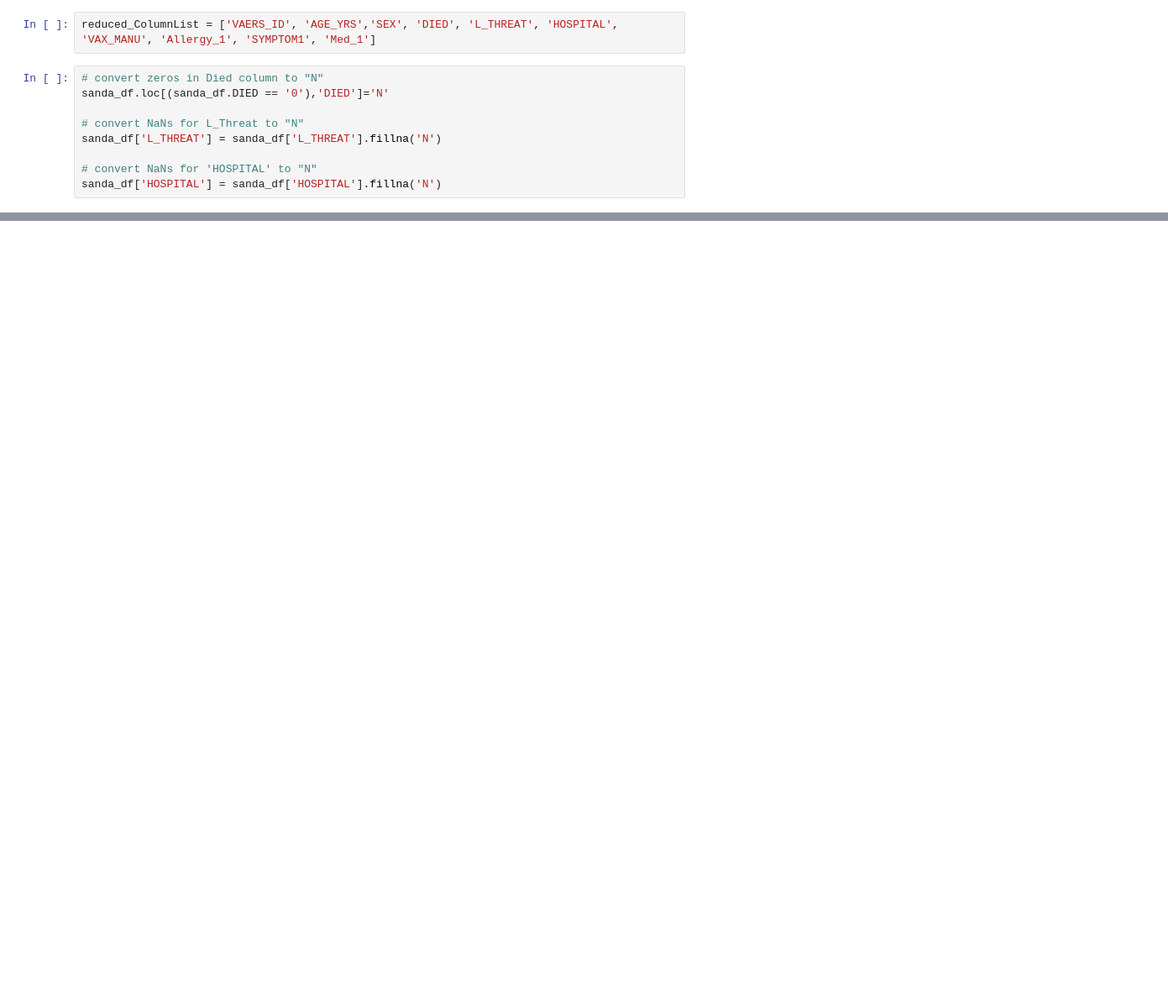
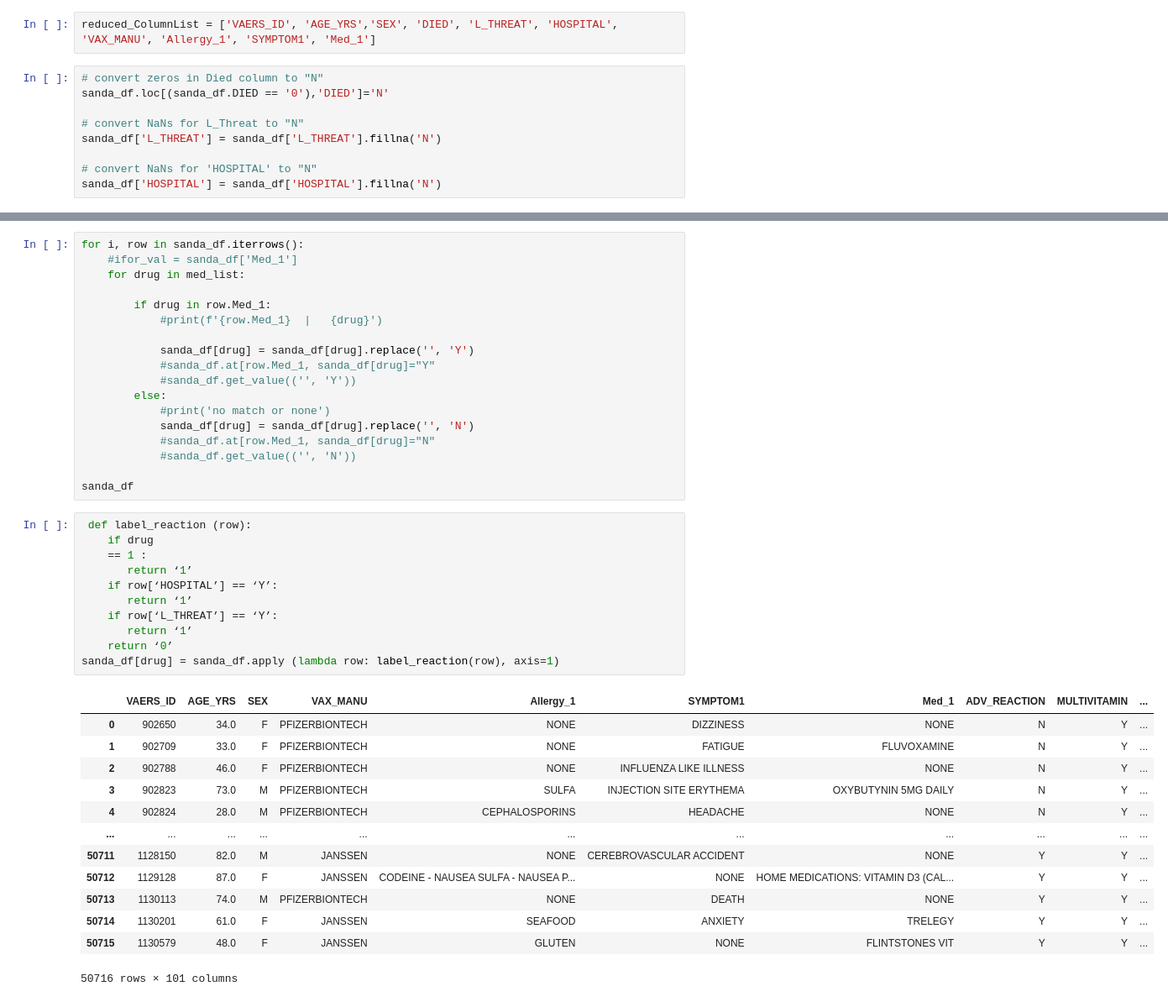
Before and after one commit to zoomdmartin02/Covid_Vaccine_Analysis, a Jupyter notebook: final_cleaning_asm.ipynb, the cells around one changed output, grey strips where cells are left out. Shown at 84% size. Saved outputs shown, nothing was run; the diff lists cells and outputs as text; blank space fills up the shorter version.

```diff
--- a/final_cleaning_asm.ipynb
+++ b/final_cleaning_asm.ipynb
@@ -679,0 +525,43 @@ sanda_df
+# %%
+for i, row in sanda_df.iterrows():
+    #ifor_val = sanda_df['Med_1']
+    for drug in med_list:
+
+        if drug in row.Med_1:
+            #print(f'{row.Med_1}  |   {drug}')
+
+            sanda_df[drug] = sanda_df[drug].replace('', 'Y')
+            #sanda_df.at[row.Med_1, sanda_df[drug]="Y"
+            #sanda_df.get_value(('', 'Y'))
+        else:
+            #print('no match or none')
+            sanda_df[drug] = sanda_df[drug].replace('', 'N')
+            #sanda_df.at[row.Med_1, sanda_df[drug]="N"
+            #sanda_df.get_value(('', 'N'))
+
+sanda_df
+# %%
+ def label_reaction (row):
+    if drug
+    == 1 :
+       return ‘1’
+    if row[‘HOSPITAL’] == ‘Y’:
+       return ‘1’
+    if row[‘L_THREAT’] == ‘Y’:
+       return ‘1’
+    return ‘0’
+sanda_df[drug] = sanda_df.apply (lambda row: label_reaction(row), axis=1)
+# %% [output]
+|  | VAERS_ID | AGE_YRS | SEX | VAX_MANU | Allergy_1 | SYMPTOM1 | Med_1 | ADV_REACTION | MULTIVITAMIN | ... |
+| 0 | 902650 | 34.0 | F | PFIZERBIONTECH | NONE | DIZZINESS | NONE | N | Y | ... |
+| 1 | 902709 | 33.0 | F | PFIZERBIONTECH | NONE | FATIGUE | FLUVOXAMINE | N | Y | ... |
+| 2 | 902788 | 46.0 | F | PFIZERBIONTECH | NONE | INFLUENZA LIKE ILLNESS | NONE | N | Y | ... |
+| 3 | 902823 | 73.0 | M | PFIZERBIONTECH | SULFA | INJECTION SITE ERYTHEMA | OXYBUTYNIN 5MG DAILY | N | Y | ... |
+| 4 | 902824 | 28.0 | M | PFIZERBIONTECH | CEPHALOSPORINS | HEADACHE | NONE | N | Y | ... |
+| ... | ... | ... | ... | ... | ... | ... | ... | ... | ... | ... |
+| 50711 | 1128150 | 82.0 | M | JANSSEN | NONE | CEREBROVASCULAR ACCIDENT | NONE | Y | Y | ... |
+| 50712 | 1129128 | 87.0 | F | JANSSEN | CODEINE - NAUSEA SULFA - NAUSEA P... | NONE | HOME MEDICATIONS: VITAMIN D3 (CAL... | Y | Y | ... |
+| 50713 | 1130113 | 74.0 | M | PFIZERBIONTECH | NONE | DEATH | NONE | Y | Y | ... |
+| 50714 | 1130201 | 61.0 | F | JANSSEN | SEAFOOD | ANXIETY | TRELEGY | Y | Y | ... |
+| 50715 | 1130579 | 48.0 | F | JANSSEN | GLUTEN | NONE | FLINTSTONES VIT | Y | Y | ... |
+50716 rows × 101 columns
```
Also changed, not shown: parts of 42 cells of this notebook.
